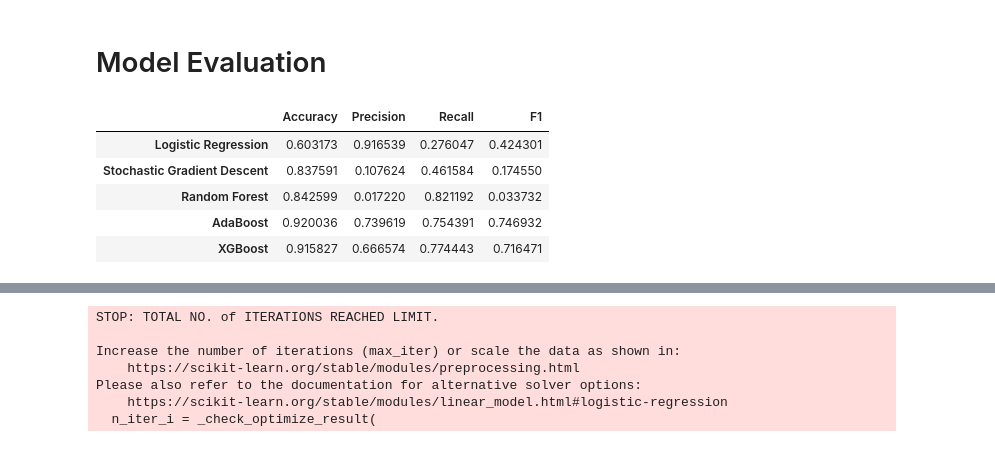
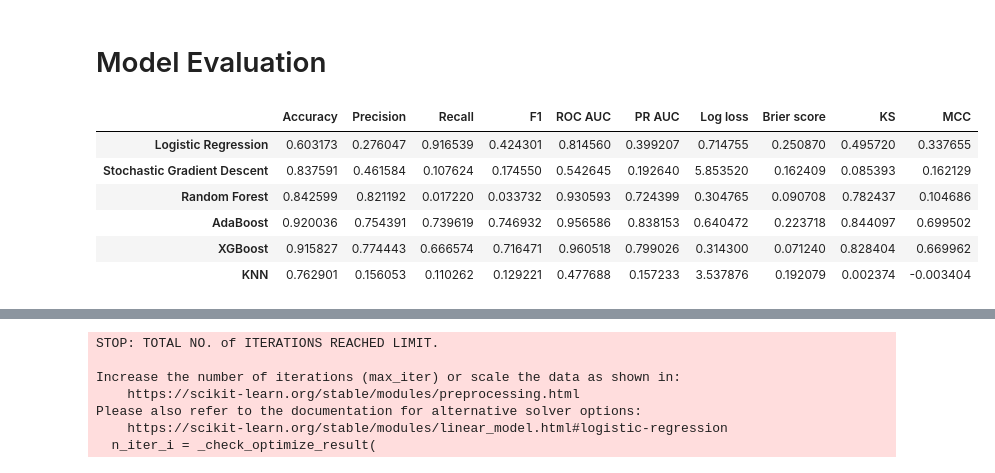
Before and after one commit to tmyroniuk/Naukma_api_project, a Jupyter notebook: 5. Model Training.ipynb, the cells around one changed output, grey strips where cells are left out. Drawn from its saved outputs; the diff is of its cells as text; code cells hidden in the pictures.

```diff
--- a/5. Model Training.ipynb
+++ b/5. Model Training.ipynb
@@ -198,7 +191,7 @@ models['Logistic Regression'] = LogisticRegression(random_state=5, class_weight=
 
 # Support Vector Machines - Poor performance
 # from sklearn.svm import SVC
-# models['Support Vector Machines'] = SVC(random_state=5, class_weight="balanced", kernel='sigmoid', verbose=True)
+# models['Support Vector Machines'] = SVC(random_state=5, class_weight="balanced", verbose=True)
 
 # Stochastic Gradient Descent
 from sklearn.linear_model import SGDClassifier
@@ -216,6 +209,10 @@ models['AdaBoost'] = AdaBoostClassifier(random_state=5)
 # XGBoost
 from xgboost import XGBClassifier
 models['XGBoost'] = XGBClassifier(random_state=5, objective='binary:logistic', booster='gbtree', verbose=2)
+
+# k-Nearest Neighbors
+from sklearn.neighbors import KNeighborsClassifier
+models['KNN'] = KNeighborsClassifier(n_neighbors=7)
 # %%
 models
 # %% [output]
@@ -314,28 +329,43 @@ Parameters: { "verbose" } are not used.
 # %%
-accuracy, precision, recall, f1 = {}, {}, {}, {}
+accuracy, precision, recall, f1, auc, pr_auc, loss, b_loss, ks_stat, matthews_corr = {}, {}, {}, {}, {}, {}, {}, {}, {}, {}
 
 for key in models.keys():
 
     # Calculate metrics
-    accuracy[key] = accuracy_score(predict_dict[key], y_test)
-    precision[key] = precision_score(predict_dict[key], y_test)
-    recall[key] = recall_score(predict_dict[key], y_test)
-    f1[key] = f1_score(predict_dict[key], y_test)
+    accuracy[key] = accuracy_score(y_test, predict_dict[key])
+    precision[key] = precision_score(y_test, predict_dict[key])
+    recall[key] = recall_score(y_test, predict_dict[key])
+    f1[key] = f1_score(y_test, predict_dict[key])
+    auc[key] = roc_auc_score(y_test, predict_proba_dict[key])
+    pr_auc[key] = average_precision_score(y_test, predict_proba_dict[key])
+    loss[key] = log_loss(y_test, predict_proba_dict[key])
+    b_loss[key] = brier_score_loss(y_test, predict_proba_dict[key])
+    ks_stat[key] =  binary_ks_curve(y_test, predict_proba_dict[key])[3]
+    matthews_corr[key] = matthews_corrcoef(y_test, predict_dict[key])
 
-df_model = pd.DataFrame(index=models.keys(), columns=['Accuracy', 'Precision', 'Recall', 'F1'])
+columns=['Accuracy', 'Precision', 'Recall', 'F1', 'ROC AUC', 'PR AUC', 'Log loss', 'Brier score', 'KS', 'MCC']
+df_model = pd.DataFrame(index=models.keys(), columns=columns)
+
 df_model['Accuracy'] = accuracy.values()
 df_model['Precision'] = precision.values()
 df_model['Recall'] = recall.values()
 df_model['F1'] = f1.values()
+df_model['ROC AUC'] = auc.values()
+df_model['PR AUC'] = pr_auc.values()
+df_model['Log loss'] = loss.values()
+df_model['Brier score'] = b_loss.values()
+df_model['KS'] = ks_stat.values()
+df_model['MCC'] = matthews_corr.values()
 
 df_model
 # %% [output]
-|  | Accuracy | Precision | Recall | F1 |
-| Logistic Regression | 0.603173 | 0.916539 | 0.276047 | 0.424301 |
-| Stochastic Gradient Descent | 0.837591 | 0.107624 | 0.461584 | 0.174550 |
-| Random Forest | 0.842599 | 0.017220 | 0.821192 | 0.033732 |
-| AdaBoost | 0.920036 | 0.739619 | 0.754391 | 0.746932 |
-| XGBoost | 0.915827 | 0.666574 | 0.774443 | 0.716471 |
+|  | Accuracy | Precision | Recall | F1 | ROC AUC | PR AUC | Log loss | Brier score | KS | MCC |
+| Logistic Regression | 0.603173 | 0.276047 | 0.916539 | 0.424301 | 0.814560 | 0.399207 | 0.714755 | 0.250870 | 0.495720 | 0.337655 |
+| Stochastic Gradient Descent | 0.837591 | 0.461584 | 0.107624 | 0.174550 | 0.542645 | 0.192640 | 5.853520 | 0.162409 | 0.085393 | 0.162129 |
+| Random Forest | 0.842599 | 0.821192 | 0.017220 | 0.033732 | 0.930593 | 0.724399 | 0.304765 | 0.090708 | 0.782437 | 0.104686 |
+| AdaBoost | 0.920036 | 0.754391 | 0.739619 | 0.746932 | 0.956586 | 0.838153 | 0.640472 | 0.223718 | 0.844097 | 0.699502 |
+| XGBoost | 0.915827 | 0.774443 | 0.666574 | 0.716471 | 0.960518 | 0.799026 | 0.314300 | 0.071240 | 0.828404 | 0.669962 |
+| KNN | 0.762901 | 0.156053 | 0.110262 | 0.129221 | 0.477688 | 0.157233 | 3.537876 | 0.192079 | 0.002374 | -0.003404 |
 # %%
 # Generate confusion matrix plots
 for key in models.keys():
```
Also changed, not shown: parts of 12 cells of this notebook.
